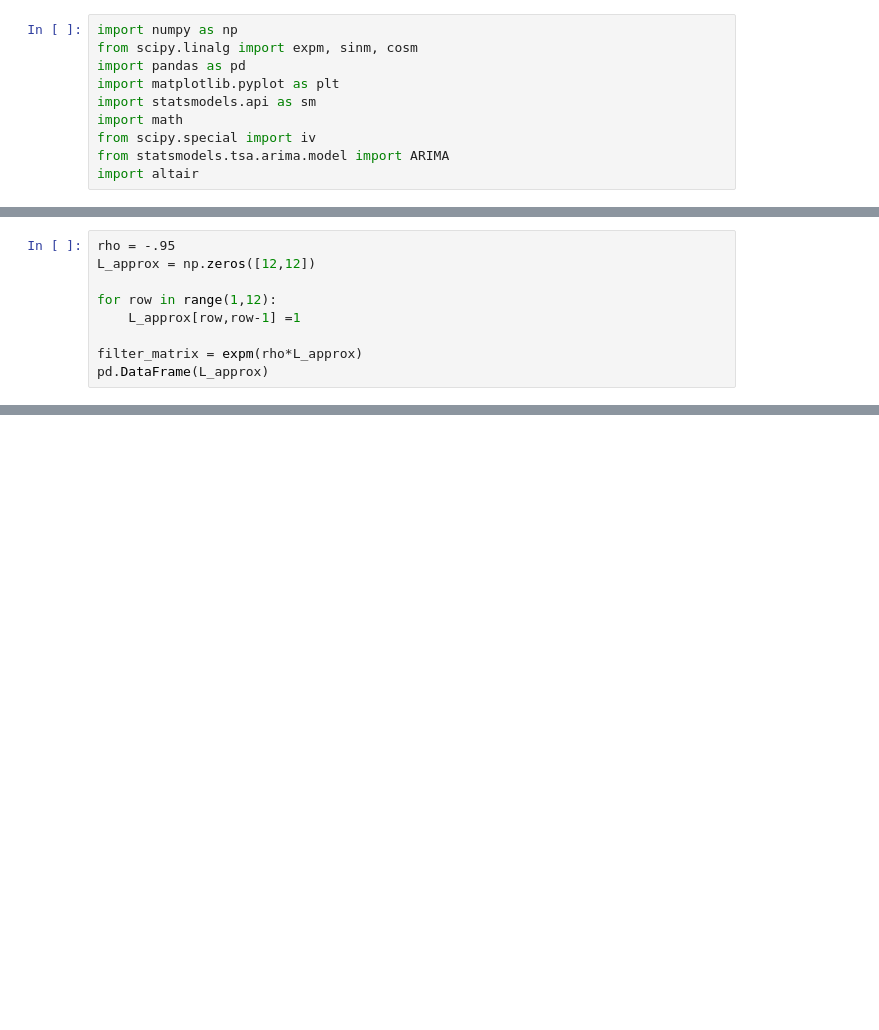
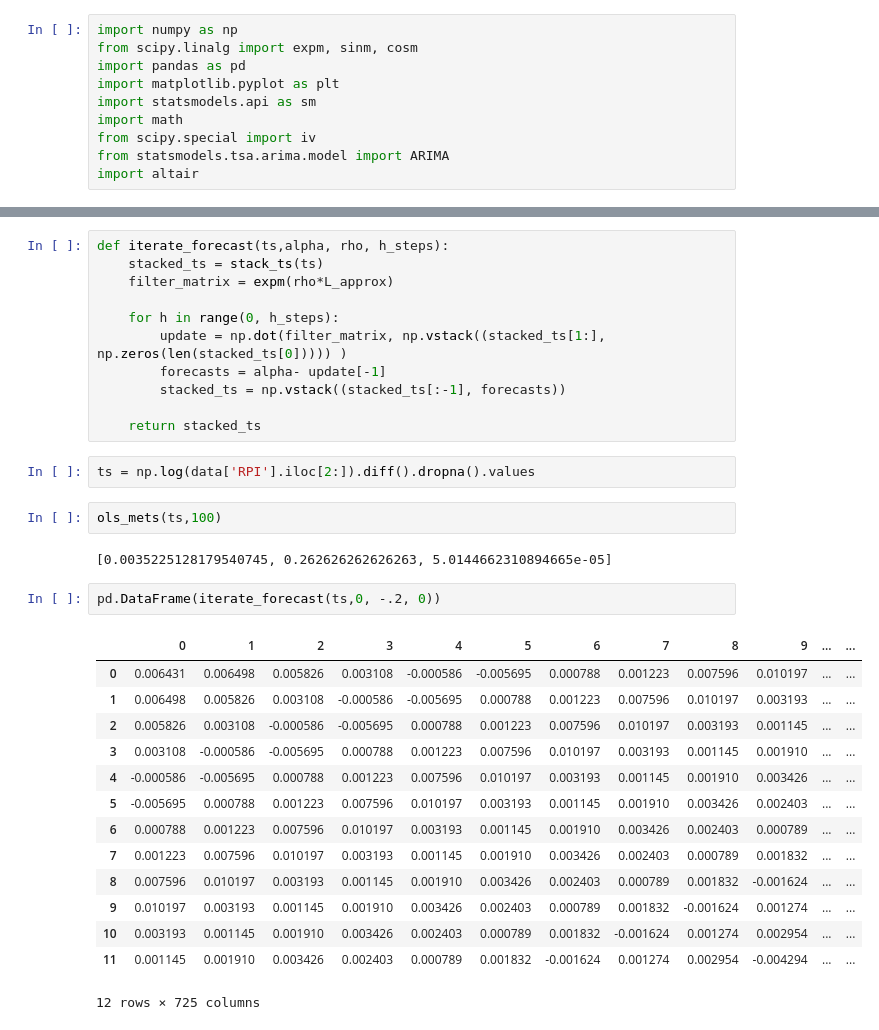
Before and after one commit to JonRMichel/METS, a Jupyter notebook: multistep forecasting.ipynb, the cells around one changed output, grey strips where cells are left out. Cells and saved outputs as stored; diff of their text form; blank space fills up the shorter version.

```diff
--- a/multistep forecasting.ipynb
+++ b/multistep forecasting.ipynb
@@ -19,9 +10,0 @@ array([ 0.94268234,  0.50826544, -0.07362215, -0.01884857, -0.98437091,
-# %%
-rho = -.95
-L_approx = np.zeros([12,12])
-
-for row in range(1,12):
-    L_approx[row,row-1] =1
-
-filter_matrix = expm(rho*L_approx)
-pd.DataFrame(L_approx)
@@ -45 +61,35 @@ for index in range(0,len(ts)-12):
+# %%
+def iterate_forecast(ts,alpha, rho, h_steps):
+    stacked_ts = stack_ts(ts)
+    filter_matrix = expm(rho*L_approx)
+
+    for h in range(0, h_steps):
+        update = np.dot(filter_matrix, np.vstack((stacked_ts[1:], np.zeros(len(stacked_ts[0])))) )
+        forecasts = alpha- update[-1]
+        stacked_ts = np.vstack((stacked_ts[:-1], forecasts))
+
+    return stacked_ts
+# %%
+ts = np.log(data['RPI'].iloc[2:]).diff().dropna().values
+# %%
+ols_mets(ts,100)
+# %% [output]
+[0.0035225128179540745, 0.262626262626263, 5.0144662310894665e-05]
+# %%
+pd.DataFrame(iterate_forecast(ts,0, -.2, 0))
+# %% [output]
+|  | 0 | 1 | 2 | 3 | 4 | 5 | 6 | 7 | 8 | 9 | ... | ... |
+| 0 | 0.006431 | 0.006498 | 0.005826 | 0.003108 | -0.000586 | -0.005695 | 0.000788 | 0.001223 | 0.007596 | 0.010197 | ... | ... |
+| 1 | 0.006498 | 0.005826 | 0.003108 | -0.000586 | -0.005695 | 0.000788 | 0.001223 | 0.007596 | 0.010197 | 0.003193 | ... | ... |
+| 2 | 0.005826 | 0.003108 | -0.000586 | -0.005695 | 0.000788 | 0.001223 | 0.007596 | 0.010197 | 0.003193 | 0.001145 | ... | ... |
+| 3 | 0.003108 | -0.000586 | -0.005695 | 0.000788 | 0.001223 | 0.007596 | 0.010197 | 0.003193 | 0.001145 | 0.001910 | ... | ... |
+| 4 | -0.000586 | -0.005695 | 0.000788 | 0.001223 | 0.007596 | 0.010197 | 0.003193 | 0.001145 | 0.001910 | 0.003426 | ... | ... |
+| 5 | -0.005695 | 0.000788 | 0.001223 | 0.007596 | 0.010197 | 0.003193 | 0.001145 | 0.001910 | 0.003426 | 0.002403 | ... | ... |
+| 6 | 0.000788 | 0.001223 | 0.007596 | 0.010197 | 0.003193 | 0.001145 | 0.001910 | 0.003426 | 0.002403 | 0.000789 | ... | ... |
+| 7 | 0.001223 | 0.007596 | 0.010197 | 0.003193 | 0.001145 | 0.001910 | 0.003426 | 0.002403 | 0.000789 | 0.001832 | ... | ... |
+| 8 | 0.007596 | 0.010197 | 0.003193 | 0.001145 | 0.001910 | 0.003426 | 0.002403 | 0.000789 | 0.001832 | -0.001624 | ... | ... |
+| 9 | 0.010197 | 0.003193 | 0.001145 | 0.001910 | 0.003426 | 0.002403 | 0.000789 | 0.001832 | -0.001624 | 0.001274 | ... | ... |
+| 10 | 0.003193 | 0.001145 | 0.001910 | 0.003426 | 0.002403 | 0.000789 | 0.001832 | -0.001624 | 0.001274 | 0.002954 | ... | ... |
+| 11 | 0.001145 | 0.001910 | 0.003426 | 0.002403 | 0.000789 | 0.001832 | -0.001624 | 0.001274 | 0.002954 | -0.004294 | ... | ... |
+12 rows × 725 columns
 # %%
```
Also changed, not shown: parts of 7 cells of this notebook.
